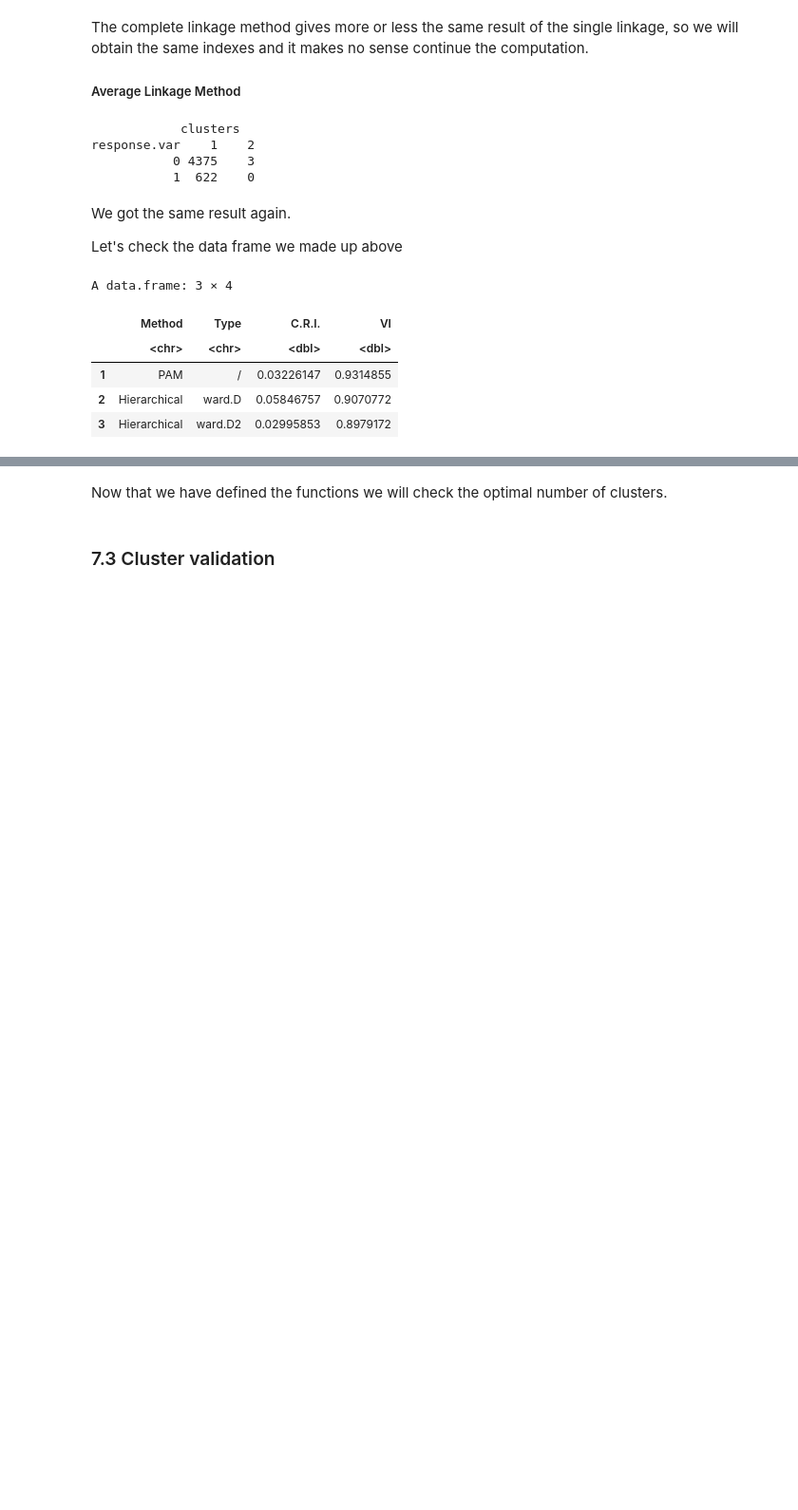
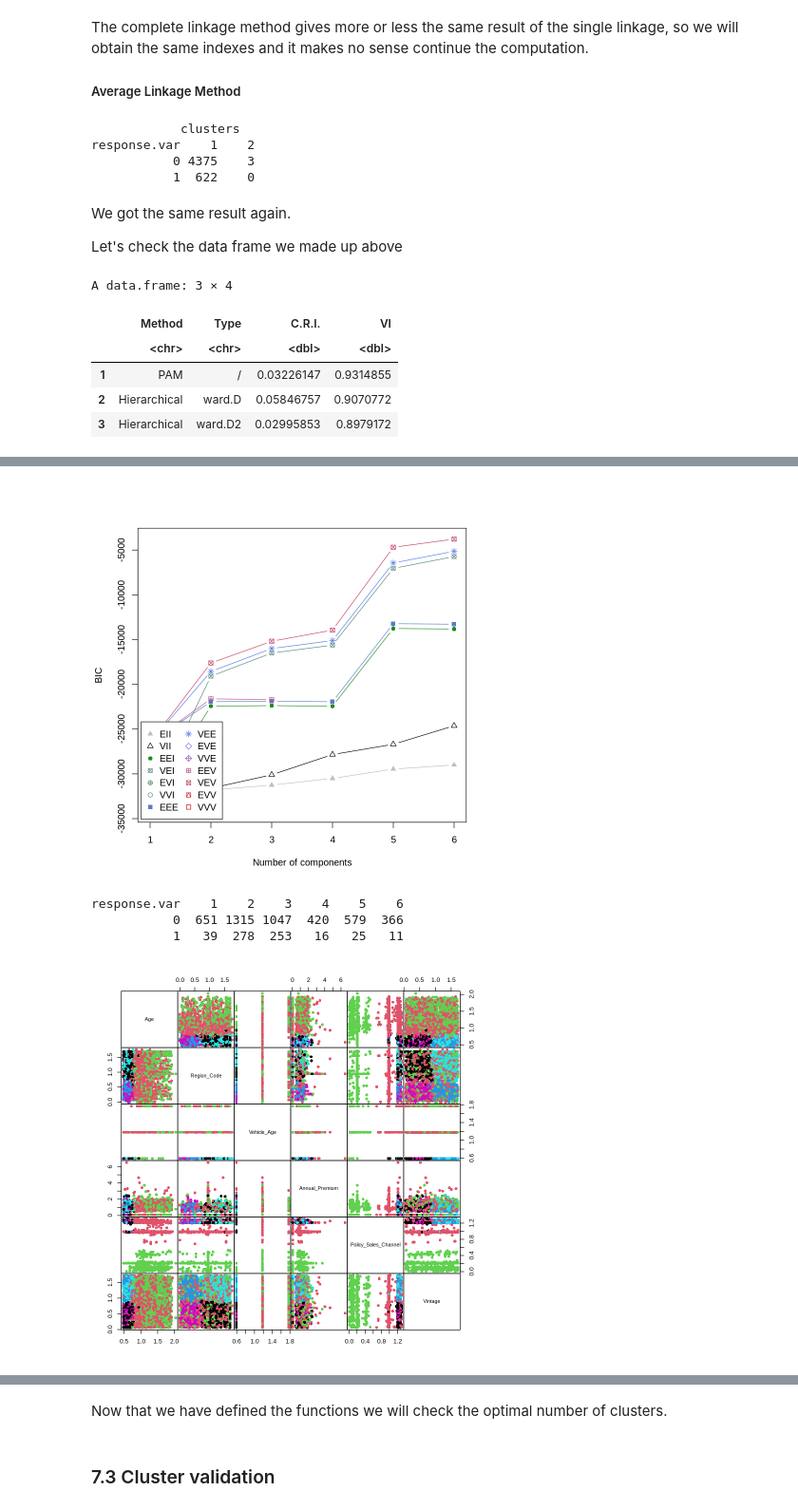
Before and after one commit to biagio-incardona/biagio-incardona.github.io, a Jupyter notebook: Report_Incardona_Biagio.ipynb, the cells around one changed output, grey strips where cells are left out. Shown at 95% size. Cells and saved outputs as stored; diff of their text form; code cells hidden in the pictures; blank space fills up the shorter version.

```diff
--- a/Report_Incardona_Biagio.ipynb
+++ b/Report_Incardona_Biagio.ipynb
@@ -1554,0 +1571,13 @@ According to what we said above, we will have $K$ different probability (mass) f
+# %%
+numeric.df <- insurance.scaled[,num_cols]
+mod <- Mclust(numeric.df, G = 1:6, modelNames = NULL)
+plot(mod, what = "BIC", ylim = range(mod$BIC, na.rm = TRUE), legendArgs = list(x = "bottomleft"))
+pairs(numeric.df, gap=0, pch = 16, col = mod$classification)
+table(response.var, mod$classification)
+fviz_mclust(mod, "classification", geom = "point", pointsize = 1.5, palette = "jc")
+# %% [output]
+[figure, added]
+response.var    1    2    3    4    5    6
+           0  651 1315 1047  420  579  366
+           1   39  278  253   16   25   11
+[figure, added]
```
Also changed, not shown: parts of 6 cells of this notebook.
